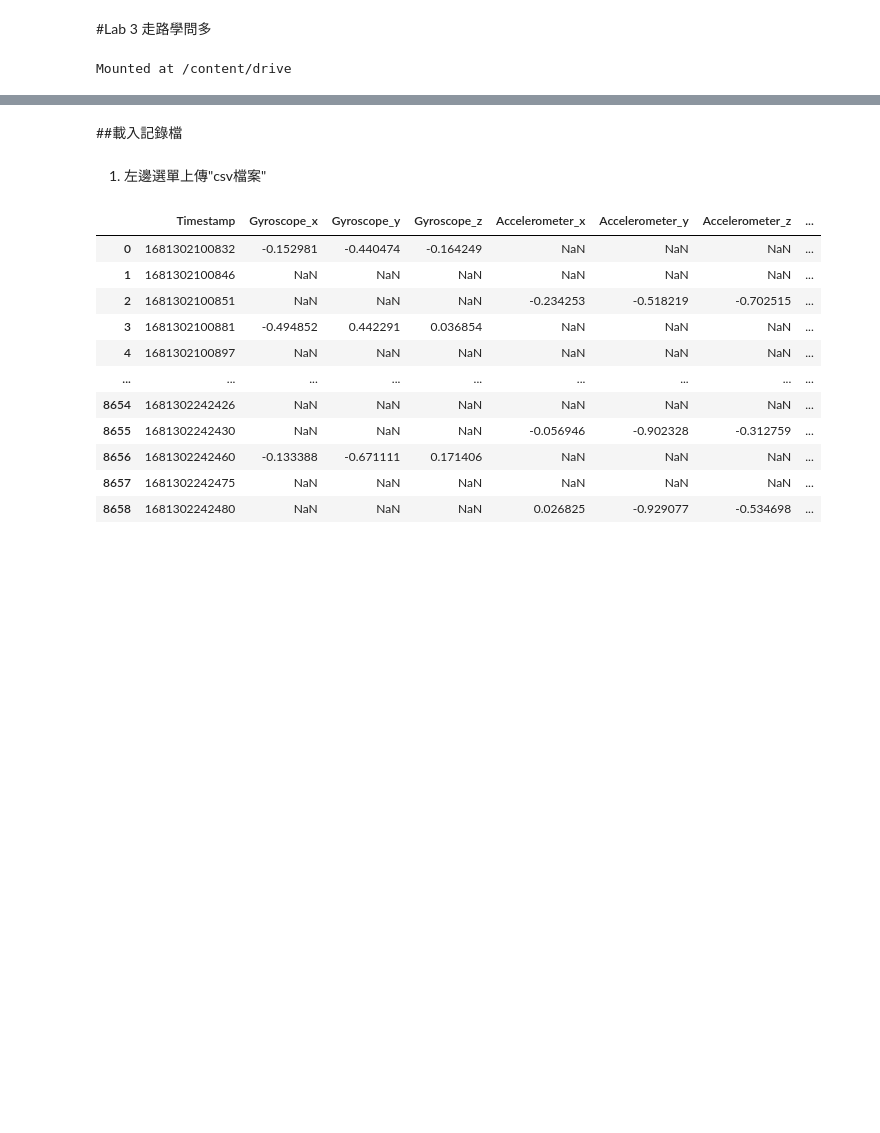
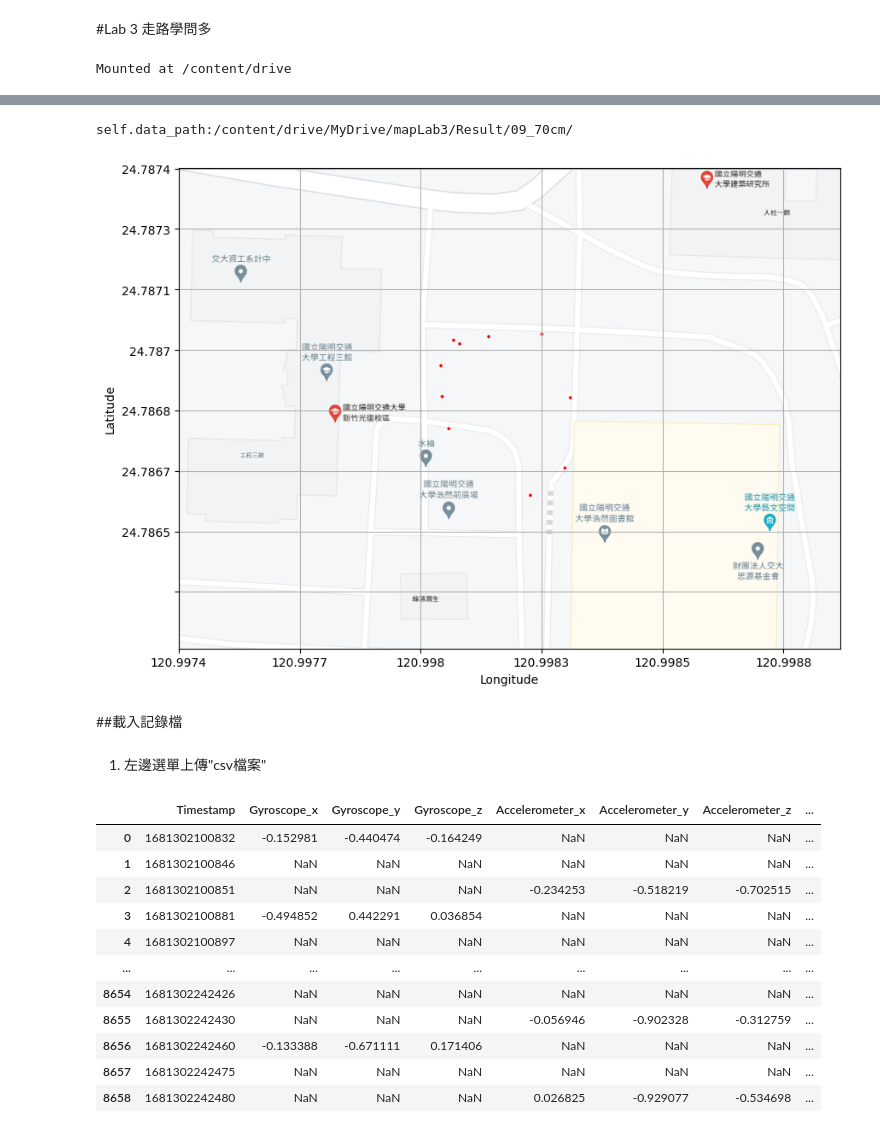
Before and after one commit to Shitrasburg/map, a Jupyter notebook: Lab3_walk.ipynb, the cells around one changed output, grey strips where cells are left out. Drawn from its saved outputs; the diff is of its cells as text; code cells hidden in the pictures; blank space fills up the shorter version.

```diff
--- a/Lab3_walk.ipynb
+++ b/Lab3_walk.ipynb
@@ -546,3 +749,22 @@ showMap(RESULT_DIR+ "09_70cm/step_info_ta.csv", RESULT_DIR+ "09_70cm/",  "route_
+# %%
+df=pd.read_csv(RESULT_DIR+"09_70cm/result.txt")
+# print(df.lat.min())
+# print(df.lng.min())
+# print(df.lat.max())
+# print(df.lng.max())
+vis = GPSVis(data_path=RESULT_DIR+"09_70cm/result2.txt",
+             map_path=DATA_DIR+'lab3_image.png',  # Path to map downloaded from the OSM.
+             points=(24.78754 , 120.99715,
+        24.78655 , 120.99881)) # Two coordinates of the map (upper left, lower right)
+
+
+vis.create_image(color=(255, 0, 0), width=3)  # Set the color and the width of the GNSS tracks.
+vis.plot_map(output='save')
+
+print()
+# %% [output]
+self.data_path:/content/drive/MyDrive/mapLab3/Result/09_70cm/
+[figure, added]
 # %% [markdown]
 ##載入記錄檔
 # %% [markdown]
```
Also changed, not shown: parts of 4 cells of this notebook.
